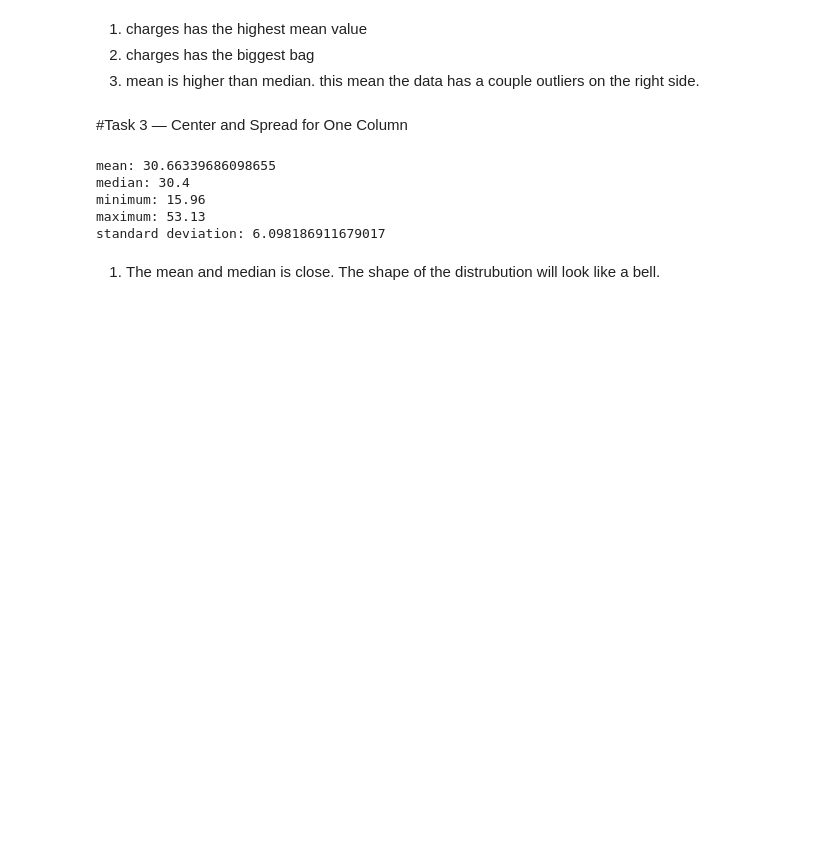
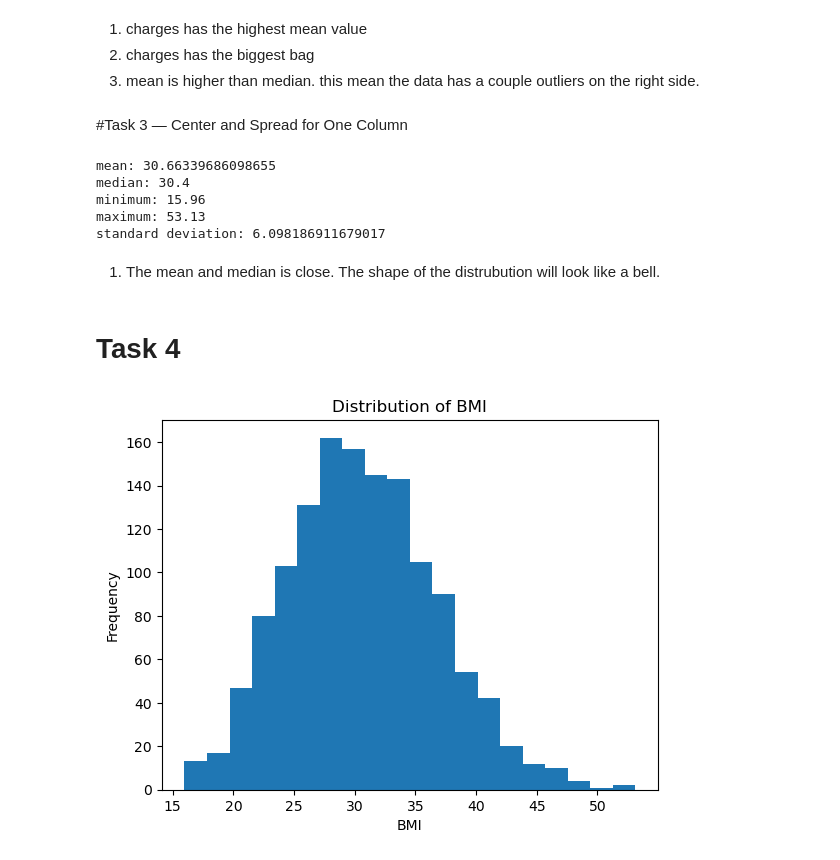
Before and after one commit to BrianFri/Data-Distributions-in-Pandas, a Jupyter notebook: insurance_data.ipynb, the cells around one changed output. Cells and saved outputs as stored; diff of their text form; code cells hidden in the pictures; blank space fills up the shorter version.

Commit message:
up to task 6

```diff
--- a/insurance_data.ipynb
+++ b/insurance_data.ipynb
@@ -51,3 +51,13 @@ maximum: 53.13
 standard deviation: 6.098186911679017
 # %% [markdown]
 1. The mean and median is close. The shape of the distrubution will look like a bell.
+# %% [markdown]
+# Task 4
+# %%
+df['bmi'].plot(kind='hist', bins=20)
+plt.title('Distribution of BMI')
+plt.xlabel('BMI')
+plt.ylabel('Frequency')
+plt.show()
+# %% [output]
+[figure, added]
```
Also changed, not shown: parts of 9 cells of this notebook.
